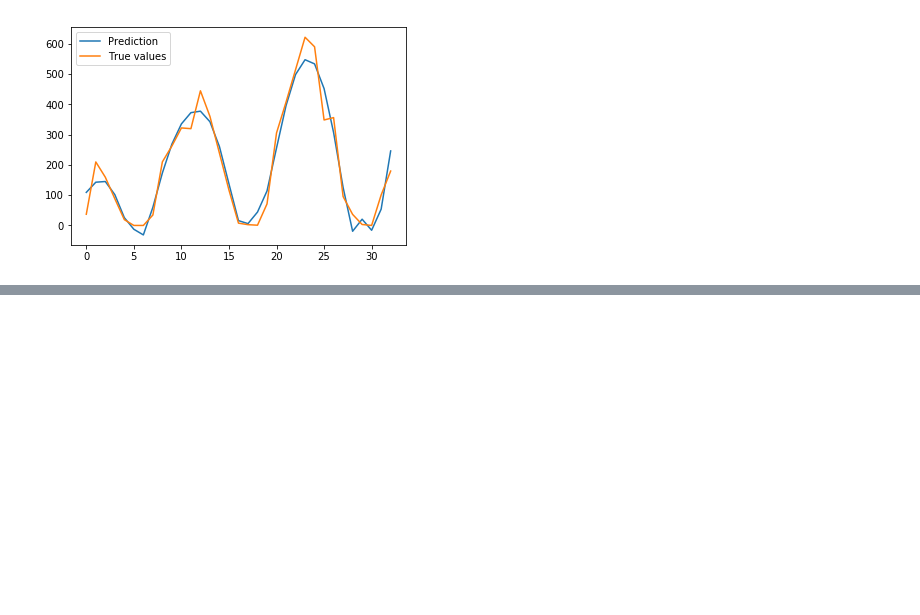
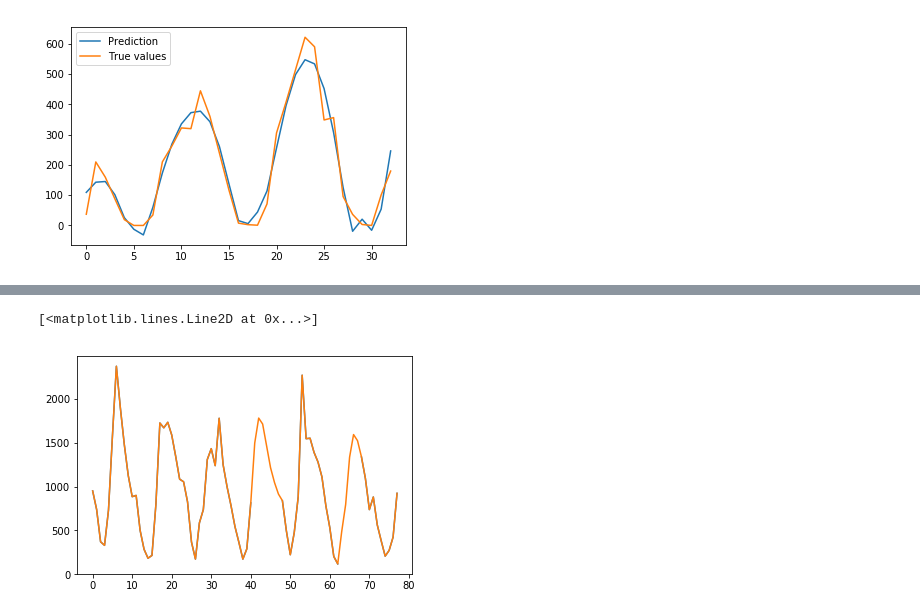
Before and after one commit to acep-uaf/ACEP_solar, a Jupyter notebook: GEGU/Handle_Missing_values.ipynb, the cells around one changed output, grey strips where cells are left out. Saved outputs shown, nothing was run; the diff lists cells and outputs as text; code cells hidden in the pictures; blank space fills up the shorter version.

```diff
--- a/GEGU/Handle_Missing_values.ipynb
+++ b/GEGU/Handle_Missing_values.ipynb
@@ -249,0 +362,13 @@ plt.legend()
+# %%
+index_of_missing=[]
+for i in range(len(bethel_with_missing)):
+    if np.isnan(bethel_with_missing['Energy'][i]) == True:
+        index_of_missing.append(i)
+fill = pd.DataFrame(index=index_of_missing,data=b,columns=['Energy'])
+c = bethel.fillna(fill)
+# %%
+plt.plot(bethel['Energy'])
+plt.plot(c['Energy'])
+# %% [output]
+[<matplotlib.lines.Line2D at 0x...>]
+[figure, added]
```
Also changed, not shown: parts of 6 cells of this notebook.
